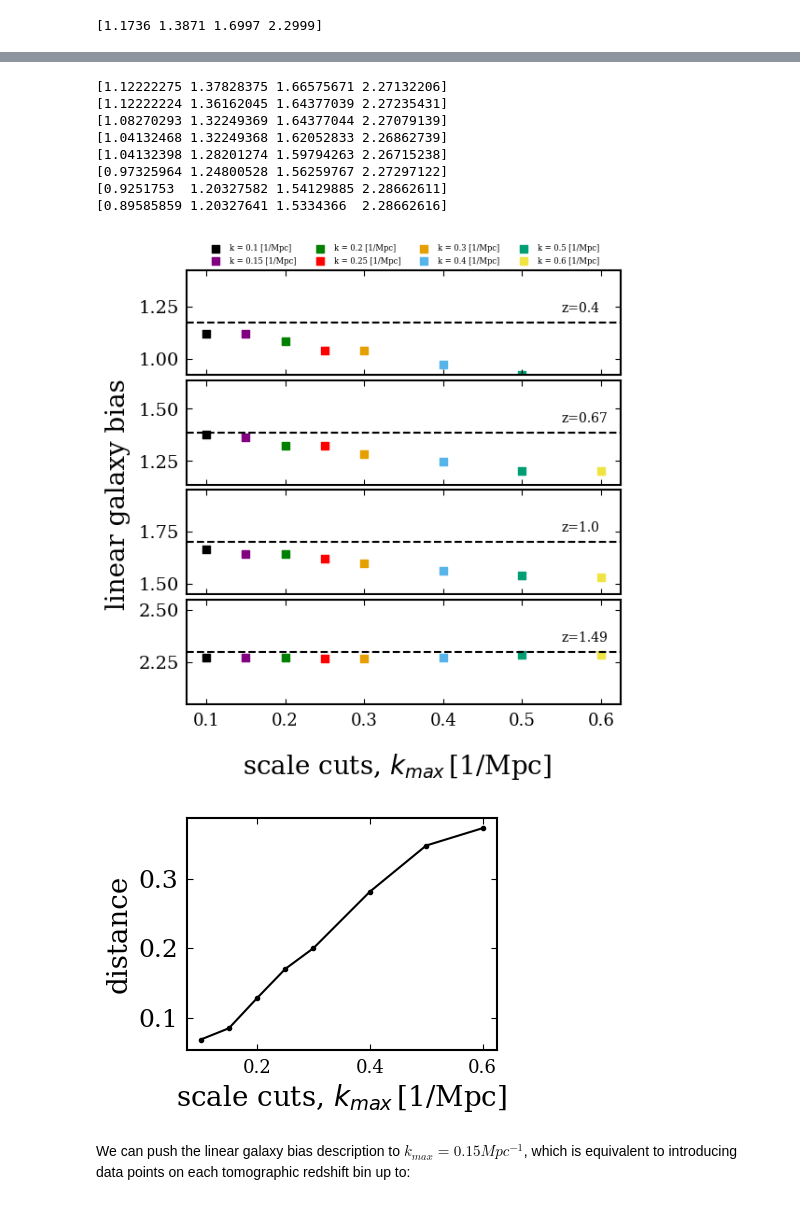
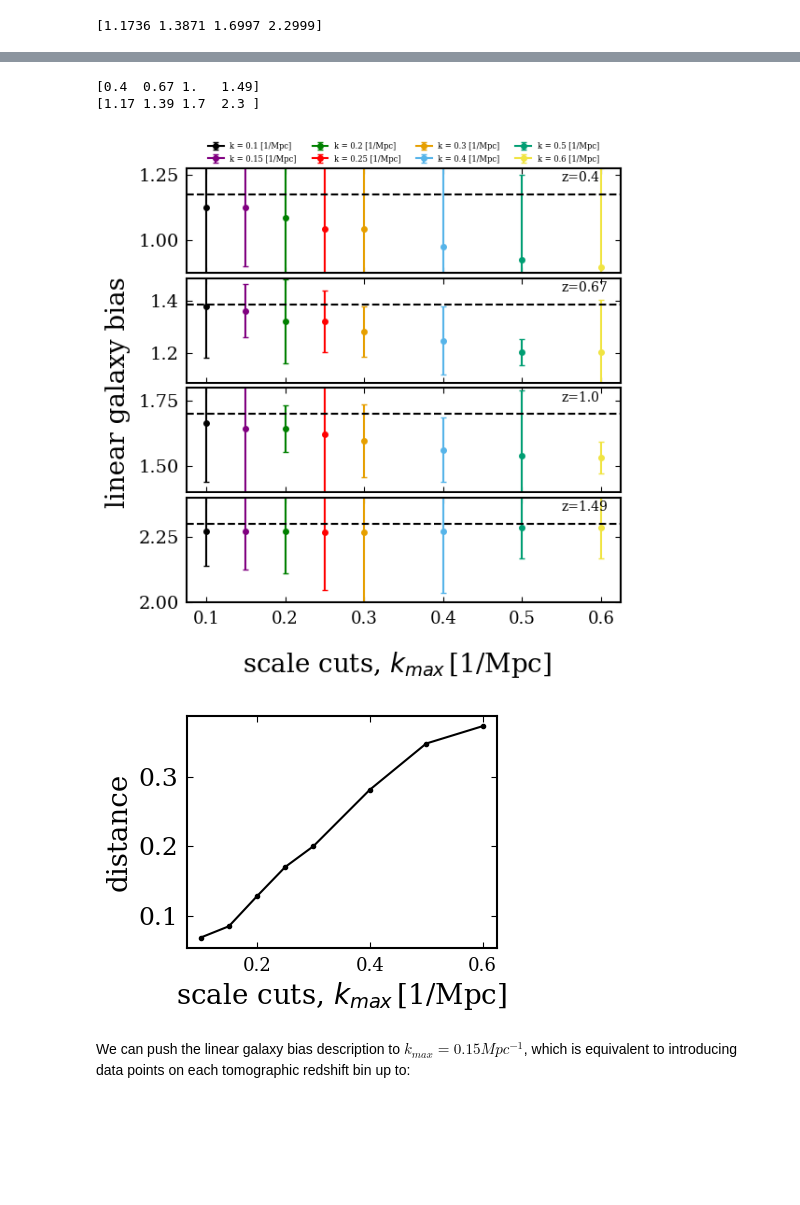
Before and after one commit to davsan06/HSC-PDR1-3x2pt-harmonic-methods, a Jupyter notebook: analysis/NBGalaxyClusteringScaleCuts.ipynb, the cells around one changed output, grey strips where cells are left out. Cells and saved outputs as stored; diff of their text form; code cells hidden in the pictures; blank space fills up the shorter version.

Commit message:
Estimating errorbar for the fit

```diff
--- a/analysis/NBGalaxyClusteringScaleCuts.ipynb
+++ b/analysis/NBGalaxyClusteringScaleCuts.ipynb
@@ -376,7 +364,7 @@ for kmax in kmax_array:
     print('Number of data points = ', len(s.mean))
 
     # Run the optimization (Nelder-Mead in this case)
-    result = minimize(neg_log_likelihood, [1.5, 1.5, 1.5, 2.0], method='L-BFGS-B')
+    result = minimize(neg_log_likelihood, [1.5, 1.5, 1.5, 2.0], method='L-BFGS-B', tol=1e-7)
     # print('Optimization result: ', result)
 
     # Save in the dictionary the result of the optimization
@@ -447,9 +435,10 @@ for kmax in kmax_array:
 
     # Compute the Hessian matrix
     hessian_matrix = result.hess_inv.todense()
+    error = np.sqrt(np.diag(hessian_matrix))
 
     # Invert the Hessian matrix to get the covariance matrix
-    covariance_matrix = np.linalg.inv(hessian_matrix)
+    # covariance_matrix = np.linalg.inv(hessian_matrix)
 
     if plot == True:
         # Plot the covariance matrix
@@ -460,15 +449,15 @@ for kmax in kmax_array:
         plt.close()
 
     # Standard errors of the parameters
-    std_errors = np.sqrt(np.diag(covariance_matrix))
+    # std_errors = np.sqrt(np.diag(covariance_matrix))
 
     # Calculate confidence intervals (for example, 95% confidence interval)
-    alpha = 0.05  # significance level
-    z_critical = scipy.stats.norm.ppf(1 - alpha / 2)
-    conf_intervals = np.column_stack((result.x - z_critical * std_errors, result.x + z_critical * std_errors))
+    # alpha = 0.05  # significance level
+    # z_critical = scipy.stats.norm.ppf(1 - alpha / 2)
+    # conf_intervals = np.column_stack((result.x - z_critical * std_errors, result.x + z_critical * std_errors))
 
     # Save in the dictionary the standard errors
-    scale_cut_error_dict[kmax] = z_critical
+    scale_cut_error_dict[kmax] = error
 
     print('Done!')
 print('Super Done!')
@@ -972,5 +979,11 @@ plt.close()
 2
 [figure]
+# %%
+print(np.round(zeff,2))
+print(np.round(gal_lbias,2))
+# %% [output]
+[0.4  0.67 1.   1.49]
+[1.17 1.39 1.7  2.3 ]
 # %%
 path_figure = '/pscratch/sd/d/davidsan/HSC-PDR1-3x2pt-harmonic-methods/figures/measurements/clustering/scale_cuts/galaxy-bias-minimizers'
 
@@ -989,8 +1002,9 @@ dist_array = np.array([])
 
 cind = 0
 for k_max in kmax_array:
-    bias = scale_cut_bias_dict[k_max]
-    print(bias)
+    bias = np.array(scale_cut_bias_dict[k_max])
+    err = np.array(scale_cut_error_dict[k_max])
+    # print(bias)
     # Define a distance between theoretical values and the ones obtained with the minimizer
     dist = np.sqrt(sum(el*el for el in np.array(bias) - np.array(gal_lbias)))
     # Append the distance to the empty array
@@ -998,9 +1012,9 @@ for k_max in kmax_array:
 
     for i in np.arange(4):
         if i == 0:
-            axs[i].scatter(k_max, bias[i], color=colors[cind], marker='s', label=f'k = {k_max} [1/Mpc]')
+            axs[i].errorbar(k_max, bias[i], yerr=err[i], color=colors[cind], marker='o', ms=4., capsize=2., label=f'k = {k_max} [1/Mpc]')
         else:
-            axs[i].scatter(k_max, bias[i], color=colors[cind], marker='s')
+            axs[i].errorbar(k_max, bias[i], yerr=err[i], color=colors[cind], marker='o', ms=4., capsize=2.)
 
     cind += 1
 
@@ -1011,7 +1025,7 @@ for i in np.arange(4):
     axs[i].text(0.55, gal_lbias[i]+0.05, f'z={np.round(zeff[i],2)}',fontsize=10)
 
     # Set y limits on each panel so that the theoretical value of the linear galaxy bias is always centered
-    axs[i].set_ylim([gal_lbias[i]-0.25, gal_lbias[i]+0.25])
+    axs[i].set_ylim([gal_lbias[i]-0.3, gal_lbias[i]+0.1])
 
     # Reduce the y ticks font size on each panel
     axs[i].tick_params(axis='y', labelsize=14)
@@ -1025,42 +1039,34 @@ plt.savefig(os.path.join(path_figure, f'bias_lenses_scale_cuts_rsd.pdf'),
             dpi=300,
             bbox_inches='tight')
 
 
 # Show the legend on the top of the figure
 axs[0].legend(bbox_to_anchor=(0.5,1.15),loc='center',ncol=4, frameon=False, fontsize=6)
 plt.show()
 plt.close()
 
 # Initialize a rectangle matplotlib figure
 fig = plt.figure(figsize=(4,3))
 
 # for each k_max, plot the distance between the theoretical linear galaxy bias and the one obtained with the minimizer
 plt.plot(kmax_array, dist_array, color='k', marker='o', markersize=3.0)
 # xlabel
 plt.xlabel('scale cuts, $k_{max}\,$[1/Mpc]', fontsize=20)
 # ylabel
 plt.ylabel('distance', fontsize=20)
 
 # Save the figure in high resolution in png and pdf format
 plt.savefig(os.path.join(path_figure, f'dist_lenses_scale_cuts_rsd.png'),
             format='png',
             dpi=300,
             bbox_inches='tight')
 plt.savefig(os.path.join(path_figure, f'dist_lenses_scale_cuts_rsd.pdf'),
             dpi=300,
             bbox_inches='tight')
 plt.show()
 plt.close()
 # %% [output]
-[1.12222275 1.37828375 1.66575671 2.27132206]
-[1.12222224 1.36162045 1.64377039 2.27235431]
-[1.08270293 1.32249369 1.64377044 2.27079139]
-[1.04132468 1.32249368 1.62052833 2.26862739]
-[1.04132398 1.28201274 1.59794263 2.26715238]
-[0.97325964 1.24800528 1.56259767 2.27297122]
-[0.9251753  1.20327582 1.54129885 2.28662611]
-[0.89585859 1.20327641 1.5334366  2.28662616]
-[figure, old version]
+[figure, new version]
 [figure]
 # %% [markdown]
 We can push the linear galaxy bias description to $k_{max} = 0.15 Mpc^{-1}$, which is equivalent to introducing data points on each tomographic redshift bin up to:
```
Also changed, not shown: parts of 4 cells of this notebook.
